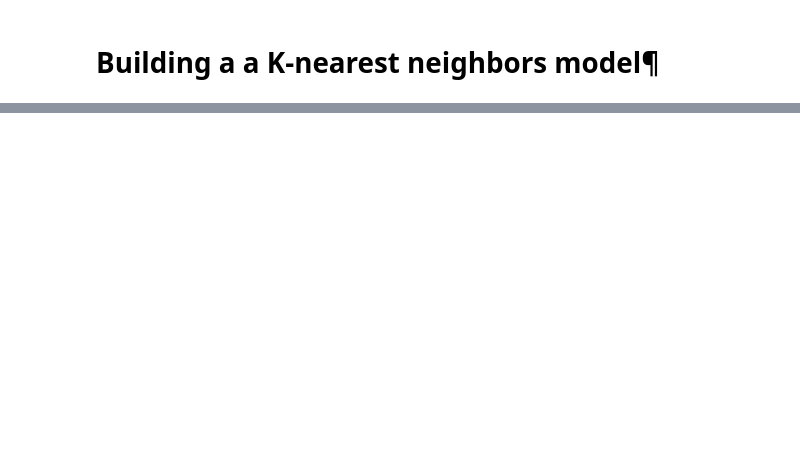
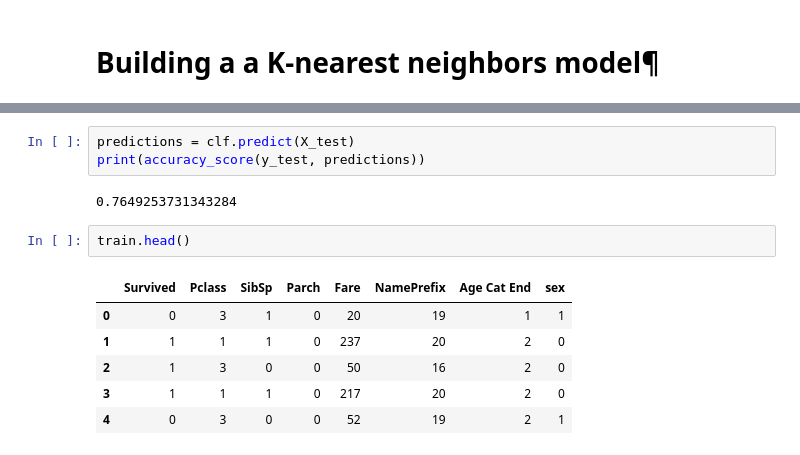
Before and after one commit to tmat84/titanic_ml_python, a Jupyter notebook: Titanic ML.ipynb, the cells around one changed output, grey strips where cells are left out. Drawn from its saved outputs; the diff is of its cells as text; blank space fills up the shorter version.

```diff
--- a/Titanic ML.ipynb
+++ b/Titanic ML.ipynb
@@ -373,0 +617,14 @@ Text(0, 0.5, 'Testing Accuracy')
+# %%
+predictions = clf.predict(X_test)
+print(accuracy_score(y_test, predictions))
+# %% [output]
+0.7649253731343284
+# %%
+train.head()
+# %% [output]
+|  | Survived | Pclass | SibSp | Parch | Fare | NamePrefix | Age Cat End | sex |
+| 0 | 0 | 3 | 1 | 0 | 20 | 19 | 1 | 1 |
+| 1 | 1 | 1 | 1 | 0 | 237 | 20 | 2 | 0 |
+| 2 | 1 | 3 | 0 | 0 | 50 | 16 | 2 | 0 |
+| 3 | 1 | 1 | 1 | 0 | 217 | 20 | 2 | 0 |
+| 4 | 0 | 3 | 0 | 0 | 52 | 19 | 2 | 1 |
```
Also changed, not shown: parts of 78 cells of this notebook.
